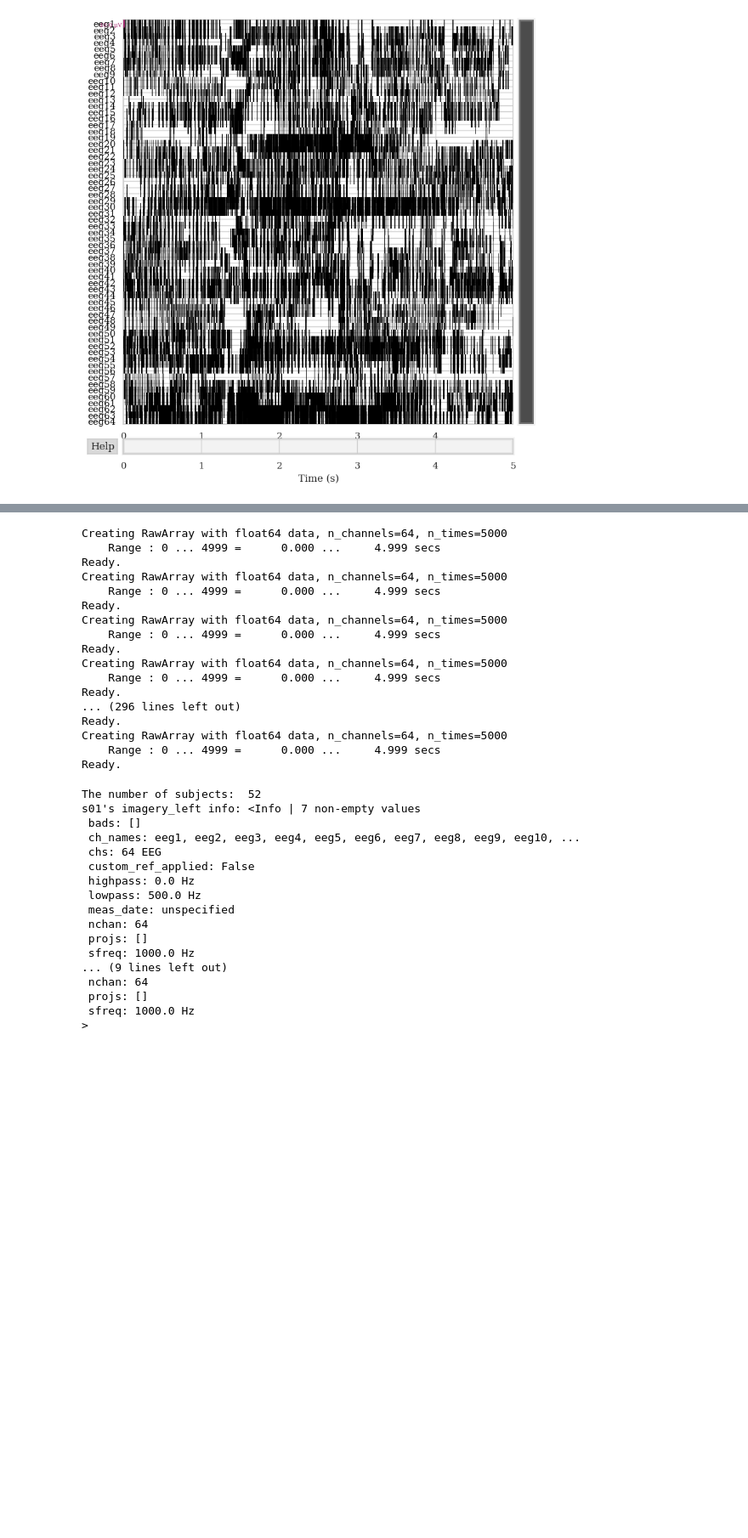
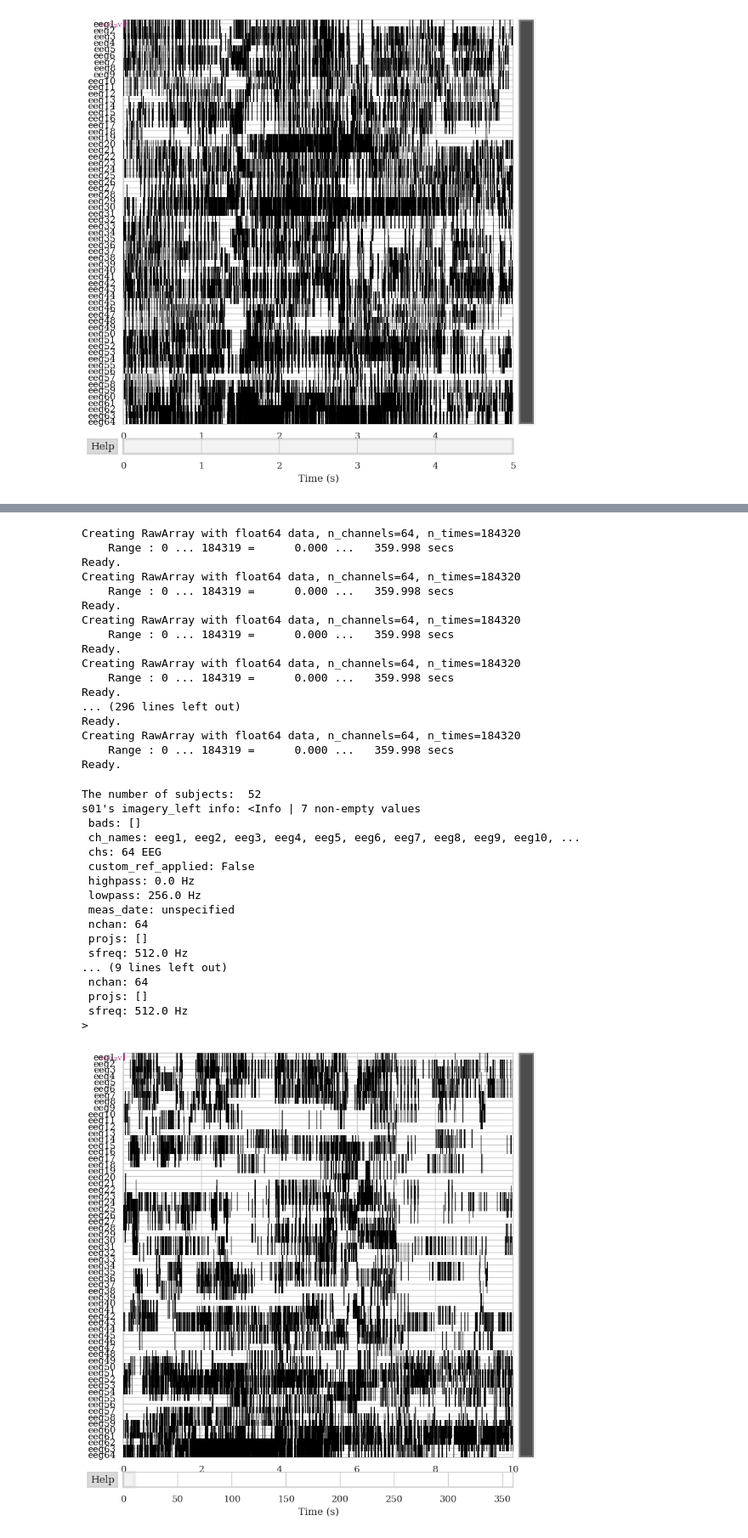
Before and after one commit to logiggi/MNE_tutorials, a Jupyter notebook: Practice_with_MIdata.ipynb, the cells around one changed output, grey strips where cells are left out. Shown at 85% size. Drawn from its saved outputs; the diff is of its cells as text; code cells hidden in the pictures; blank space fills up the shorter version.

```diff
--- a/Practice_with_MIdata.ipynb
+++ b/Practice_with_MIdata.ipynb
@@ -93,64 +100,59 @@ Ready.
 # %%
-subject_idx = []
-subject_len = 53
-for i in range(1, subject_len):
-    subject_idx.append("./GIST_MI/s{:02}.mat".format(i))
-
-# print(subject_idx)
-mat_file_list = []
-for i in range(1, subject_len):
-    mat_file_list.append(scipy.io.loadmat(subject_idx[i-1]))
-
+# info에 필요한 ch_names, ch_types, sfreq 생성
 ch_names = []
 ch_types = []
-
-for i in range(1, len(mat_file['eeg'][0]['imagery_left'][0])-3):
+n_channels = len(mat_file['eeg'][0]['imagery_left'][0]) - 3
+for i in range(1, n_channels):
     ch_names.append('eeg' + str(i))
     ch_types.append('eeg')
+sfreq = mat_file_list[0]['eeg'][0]['srate'][0][0][0]
 
+# 각 .mat 파일을 raw로 변환([i][0]: left, [i][1]: right)
 raw_list = []
 for i in range(1, subject_len):
-    info = mne.create_info(ch_names=ch_names, sfreq=1000 ,ch_types=ch_types)
-    left = mne.io.RawArray(mat_file_list[i-1]['eeg'][0]['imagery_left'][0][0:64, 0:5000], info=info)
-    right = mne.io.RawArray(mat_file_list[i-1]['eeg'][0]['imagery_right'][0][0:64, 0:5000], info=info)
+    info = mne.create_info(ch_names=ch_names, sfreq=sfreq ,ch_types=ch_types)
+    left = mne.io.RawArray(mat_file_list[i-1]['eeg'][0]['imagery_left'][0][0:n_channels-1, 0:512*60*6], info=info)
+    right = mne.io.RawArray(mat_file_list[i-1]['eeg'][0]['imagery_right'][0][0:n_channels-1, 0:512*60*6], info=info)
     raw_list.append([left, right])
 # %% [output]
-Creating RawArray with float64 data, n_channels=64, n_times=5000
-    Range : 0 ... 4999 =      0.000 ...     4.999 secs
+Creating RawArray with float64 data, n_channels=64, n_times=184320
+    Range : 0 ... 184319 =      0.000 ...   359.998 secs
 Ready.
-Creating RawArray with float64 data, n_channels=64, n_times=5000
-    Range : 0 ... 4999 =      0.000 ...     4.999 secs
+Creating RawArray with float64 data, n_channels=64, n_times=184320
+    Range : 0 ... 184319 =      0.000 ...   359.998 secs
 Ready.
-Creating RawArray with float64 data, n_channels=64, n_times=5000
-    Range : 0 ... 4999 =      0.000 ...     4.999 secs
+Creating RawArray with float64 data, n_channels=64, n_times=184320
+    Range : 0 ... 184319 =      0.000 ...   359.998 secs
 Ready.
-Creating RawArray with float64 data, n_channels=64, n_times=5000
-    Range : 0 ... 4999 =      0.000 ...     4.999 secs
+Creating RawArray with float64 data, n_channels=64, n_times=184320
+    Range : 0 ... 184319 =      0.000 ...   359.998 secs
 Ready.
 ... (296 lines left out)
 Ready.
-Creating RawArray with float64 data, n_channels=64, n_times=5000
-    Range : 0 ... 4999 =      0.000 ...     4.999 secs
+Creating RawArray with float64 data, n_channels=64, n_times=184320
+    Range : 0 ... 184319 =      0.000 ...   359.998 secs
 Ready.
 # %%
 print("The number of subjects: ", len(raw_list))
 print("s{:02}'s imagery_left info:".format(1), raw_list[0][0].info)
 print("s{:02}'s imagery_right info:".format(1), raw_list[0][0].info)
+raw_list[0][0].plot(n_channels=64)
 # %% [output]
 The number of subjects:  52
 s01's imagery_left info: <Info | 7 non-empty values
  bads: []
  ch_names: eeg1, eeg2, eeg3, eeg4, eeg5, eeg6, eeg7, eeg8, eeg9, eeg10, ...
  chs: 64 EEG
  custom_ref_applied: False
  highpass: 0.0 Hz
- lowpass: 500.0 Hz
+ lowpass: 256.0 Hz
  meas_date: unspecified
  nchan: 64
  projs: []
- sfreq: 1000.0 Hz
+ sfreq: 512.0 Hz
 ... (9 lines left out)
  nchan: 64
  projs: []
- sfreq: 1000.0 Hz
+ sfreq: 512.0 Hz
 >
+[figure, added]
```
Also changed, not shown: parts of 28 cells of this notebook.
